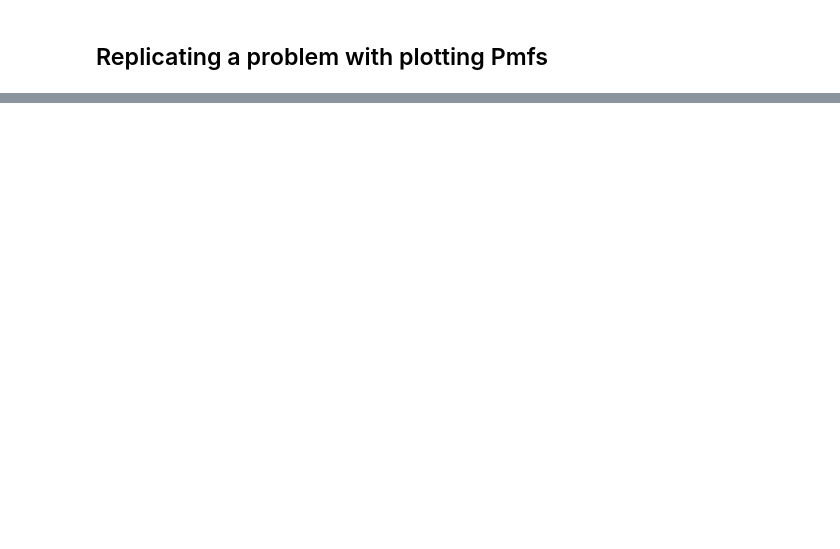
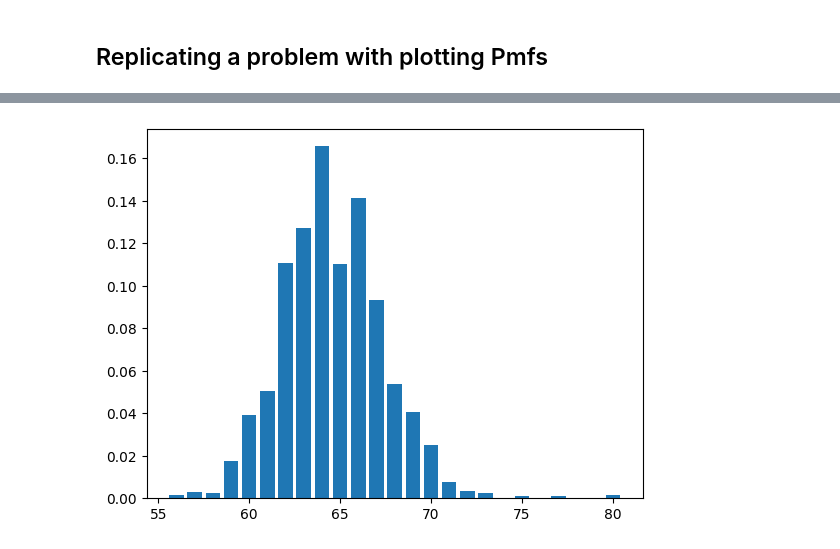
Before and after one commit to AllenDowney/empiricaldist, a Jupyter notebook: empiricaldist/test_plot.ipynb, the cells around one changed output, grey strips where cells are left out. Saved outputs shown, nothing was run; the diff lists cells and outputs as text; code cells hidden in the pictures; blank space fills up the shorter version.

```diff
--- a/empiricaldist/test_plot.ipynb
+++ b/empiricaldist/test_plot.ipynb
@@ -109,0 +134,9 @@ plt.plot(qs, ps, color='C1', label='model')
+# %%
+ansur_female = pd.read_csv("ANSURIIFEMALEPublic.csv", encoding="ISO-8859-1")
+# %%
+from empiricaldist import Pmf
+
+pmf_height = Pmf.from_seq(ansur_female["Heightin"])
+pmf_height.bar()
+# %% [output]
+[figure, added]
```
Also changed, not shown: parts of 19 cells of this notebook, 2 other files.
